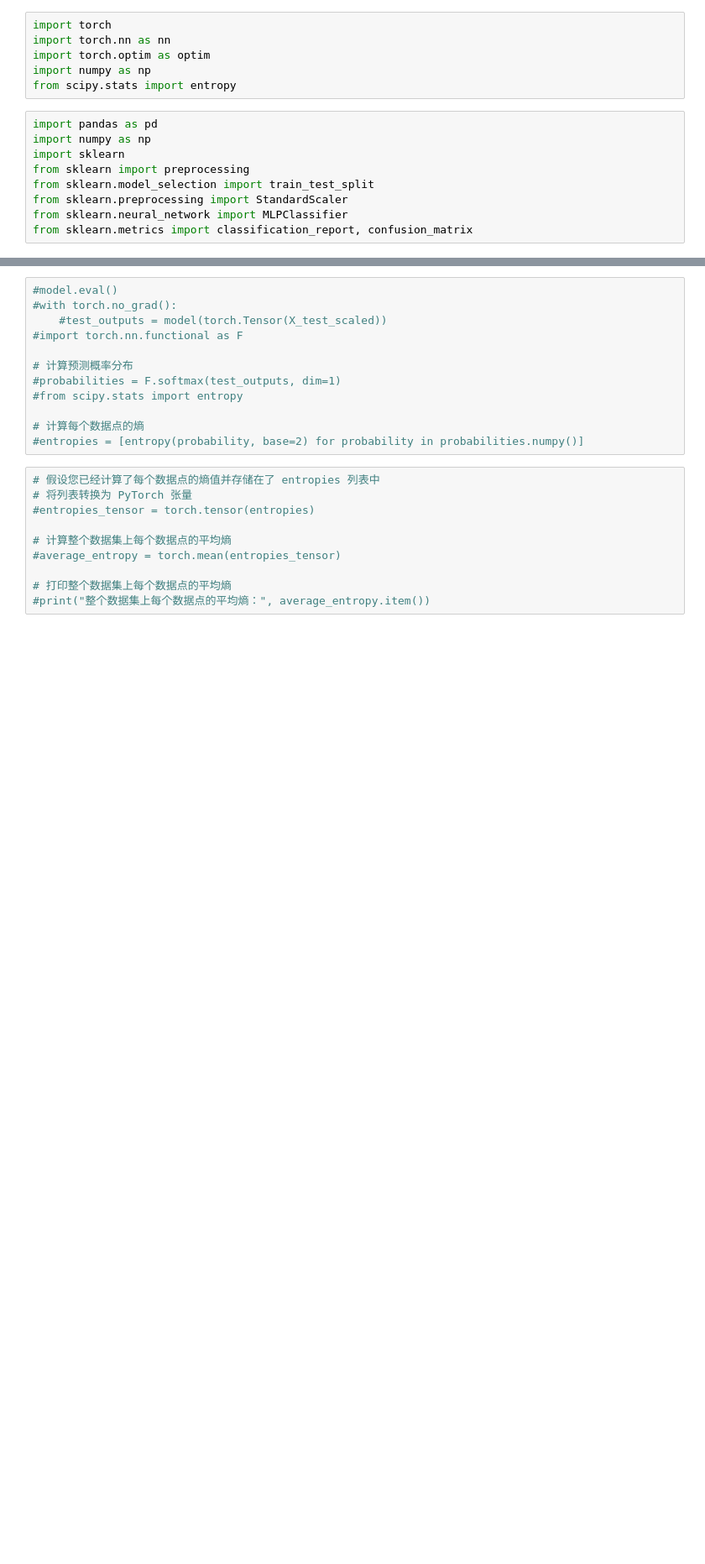
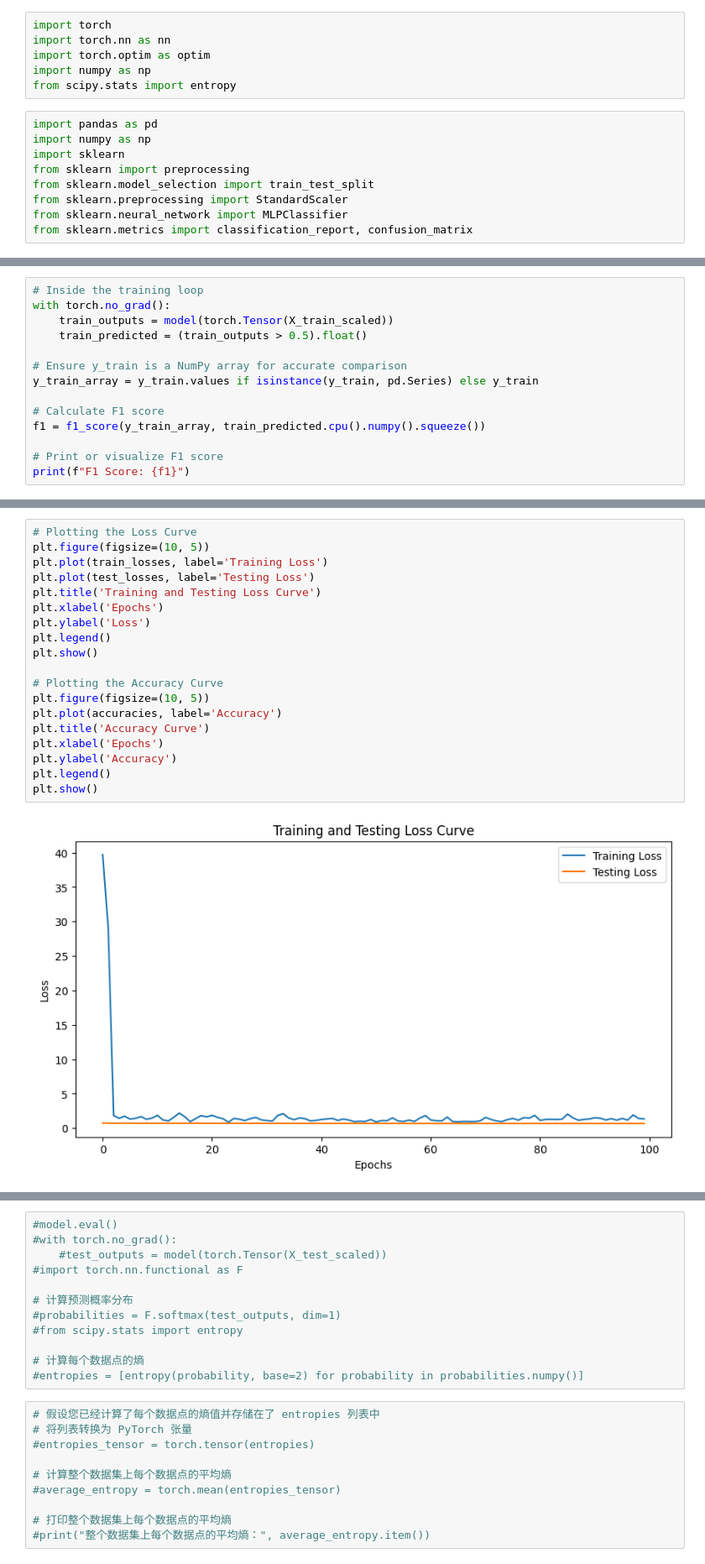
Before and after one commit to Mimianmy/Disease_Prediction, a Jupyter notebook: 建模、dropout设置及熵值计算 -中国对自己和其他国家.ipynb, the cells around one changed output, grey strips where cells are left out. Shown at 84% size. Saved outputs shown, nothing was run; the diff lists cells and outputs as text; blank space fills up the shorter version.

```diff
--- a/建模、dropout设置及熵值计算 -中国对自己和其他国家.ipynb
+++ b/建模、dropout设置及熵值计算 -中国对自己和其他国家.ipynb
@@ -220,0 +412,14 @@ Average_entropy: 0.9961584454774857
+# %%
+# Inside the training loop
+with torch.no_grad():
+    train_outputs = model(torch.Tensor(X_train_scaled))
+    train_predicted = (train_outputs > 0.5).float()
+
+# Ensure y_train is a NumPy array for accurate comparison
+y_train_array = y_train.values if isinstance(y_train, pd.Series) else y_train
+
+# Calculate F1 score
+f1 = f1_score(y_train_array, train_predicted.cpu().numpy().squeeze())
+
+# Print or visualize F1 score
+print(f"F1 Score: {f1}")
@@ -220,0 +835,21 @@ Average_entropy: 0.9961584454774857
+# %%
+# Plotting the Loss Curve
+plt.figure(figsize=(10, 5))
+plt.plot(train_losses, label='Training Loss')
+plt.plot(test_losses, label='Testing Loss')
+plt.title('Training and Testing Loss Curve')
+plt.xlabel('Epochs')
+plt.ylabel('Loss')
+plt.legend()
+plt.show()
+
+# Plotting the Accuracy Curve
+plt.figure(figsize=(10, 5))
+plt.plot(accuracies, label='Accuracy')
+plt.title('Accuracy Curve')
+plt.xlabel('Epochs')
+plt.ylabel('Accuracy')
+plt.legend()
+plt.show()
+# %% [output]
+[figure, added]
```
Also changed, not shown: parts of 32 cells of this notebook.
